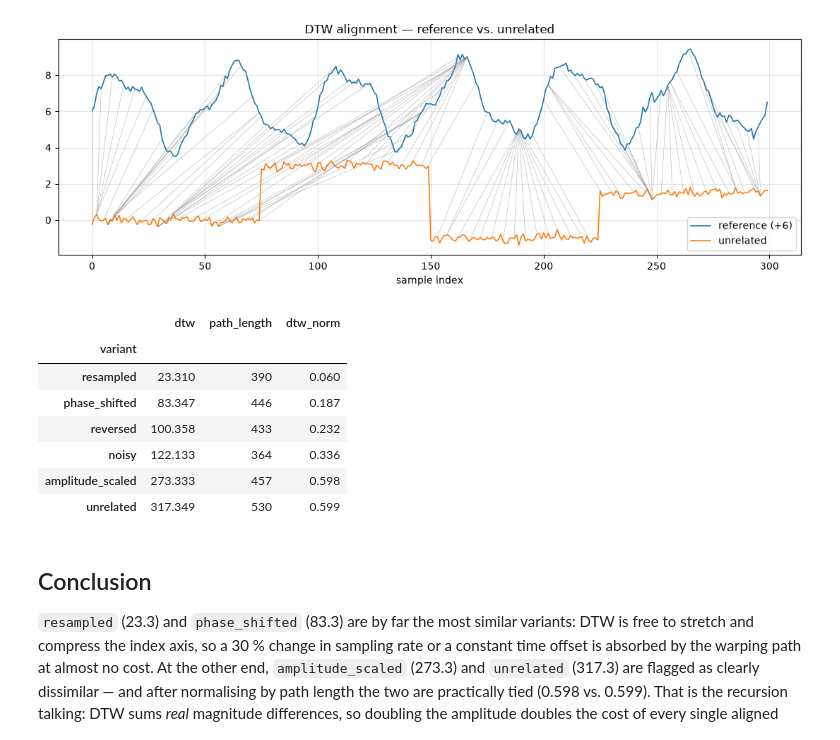
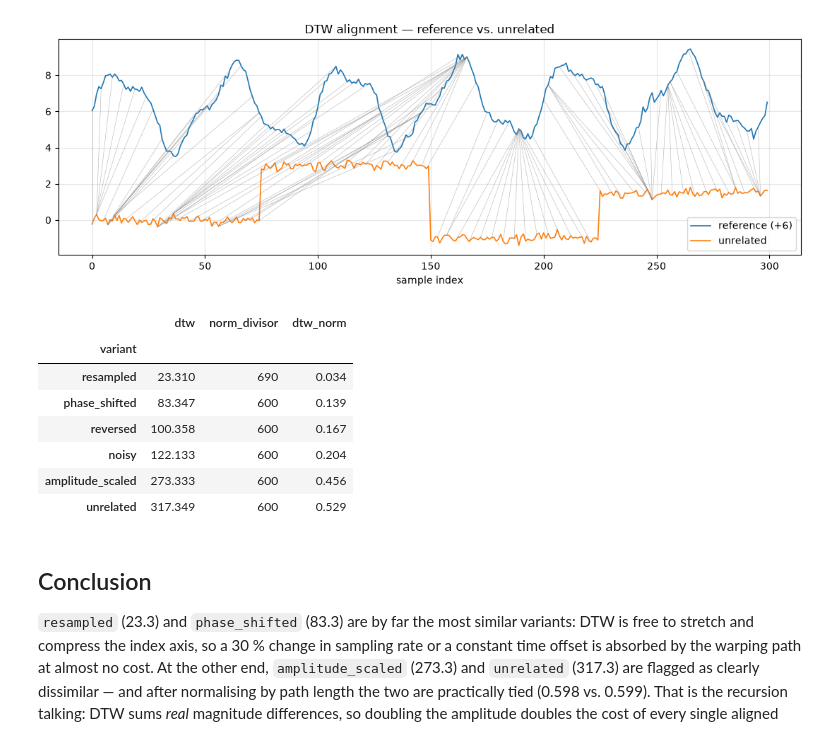
Before and after one commit to CleMaHo/TSA, a Jupyter notebook: notebooks/01_dtw.ipynb, the cells around one changed output. Cells and saved outputs as stored; diff of their text form; code cells hidden in the pictures.

Commit message:
added scaled cost matrix

```diff
--- a/notebooks/01_dtw.ipynb
+++ b/notebooks/01_dtw.ipynb
@@ -71,7 +72,7 @@ plotting.plot_dataset(dataset)
 # %% [output]
 [figure]
 # %%
-def dtw_cost_matrix(x: np.ndarray, y: np.ndarray, local_cost: str = "abs") -> np.ndarray:
+def dtw_cost_matrix(x: np.ndarray, y: np.ndarray) -> np.ndarray:
     """Accumulated DTW cost matrix for two 1-D series.
 
     Parameters
@@ -79,8 +80,7 @@ def dtw_cost_matrix(x: np.ndarray, y: np.ndarray, local_cost: str = "abs") -> np
     x, y : np.ndarray
         The two series, of length ``n`` and ``m``.
     local_cost : {"abs", "squared"}
-        Local distance between two samples: ``|x_i - y_j|`` or ``(x_i - y_j) ** 2``.
-        The squared variant is only used to cross-check against `dtaidistance`.
+        Local distance between two samples: ``|x_i - y_j|``.
 
     Returns
     -------
@@ -89,13 +89,11 @@ def dtw_cost_matrix(x: np.ndarray, y: np.ndarray, local_cost: str = "abs") -> np
         border (``D[0, 0] = 0``, the rest ``inf``), so ``D[i, j]`` is the cost of
         optimally aligning ``x[:i]`` with ``y[:j]``.
     """
-    if local_cost not in ("abs", "squared"):
-        raise ValueError("local_cost must be 'abs' or 'squared'")
 
     n, m = len(x), len(y)
     # All pairwise local costs at once; the DP loop below only does the min().
     diff = x[:, None] - y[None, :]
-    d = np.abs(diff) if local_cost == "abs" else diff ** 2
+    d = np.abs(diff)
 
     D = np.full((n + 1, m + 1), np.inf)
     D[0, 0] = 0.0
@@ -202,29 +211,31 @@ plotting.plot_alignment(
 # %%
 # Distance from `reference` to every other variant.
 # `dtw_norm` divides by the path length, because the raw DTW cost grows with the
 # number of aligned pairs and would otherwise punish the longer `resampled` series.
 rows = []
 for name in variants:
     D = dtw_cost_matrix(reference, dataset[name])
+    M = reference.shape[0]
+    N = dataset[name].shape[0]
     path = dtw_path(D)
     rows.append({
         "variant": name,
         "dtw": float(D[-1, -1]),
-        "path_length": len(path),
-        "dtw_norm": float(D[-1, -1]) / len(path),
+        "norm_divisor": M + N,
+        "dtw_norm": float(D[-1, -1]) / (M + N),
     })
 
 dtw_table = pd.DataFrame(rows).set_index("variant").sort_values("dtw")
 dtw_table
 # %% [output]
-|  | dtw | path_length | dtw_norm |
+|  | dtw | norm_divisor | dtw_norm |
 | variant |  |  |  |
-| resampled | 23.310 | 390 | 0.060 |
-| phase_shifted | 83.347 | 446 | 0.187 |
-| reversed | 100.358 | 433 | 0.232 |
-| noisy | 122.133 | 364 | 0.336 |
-| amplitude_scaled | 273.333 | 457 | 0.598 |
-| unrelated | 317.349 | 530 | 0.599 |
+| resampled | 23.310 | 690 | 0.034 |
+| phase_shifted | 83.347 | 600 | 0.139 |
+| reversed | 100.358 | 600 | 0.167 |
+| noisy | 122.133 | 600 | 0.204 |
+| amplitude_scaled | 273.333 | 600 | 0.456 |
+| unrelated | 317.349 | 600 | 0.529 |
 # %% [markdown]
 ## Conclusion
 
```
Also changed, not shown: parts of 4 cells of this notebook.
